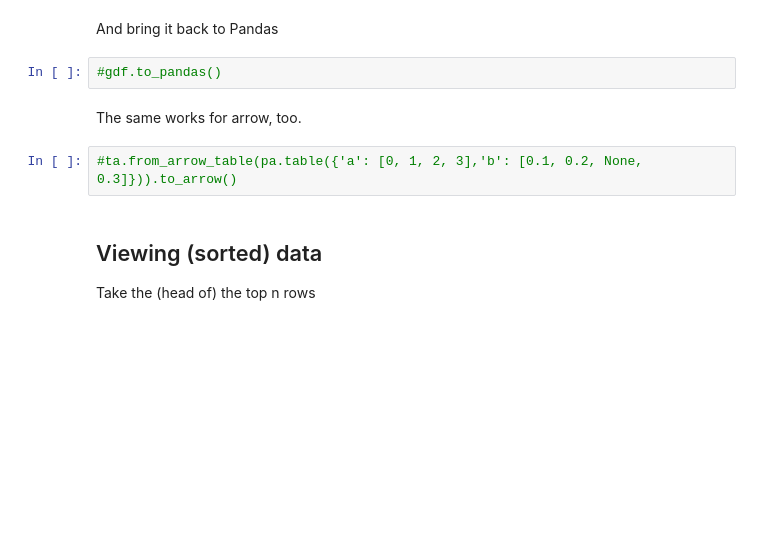
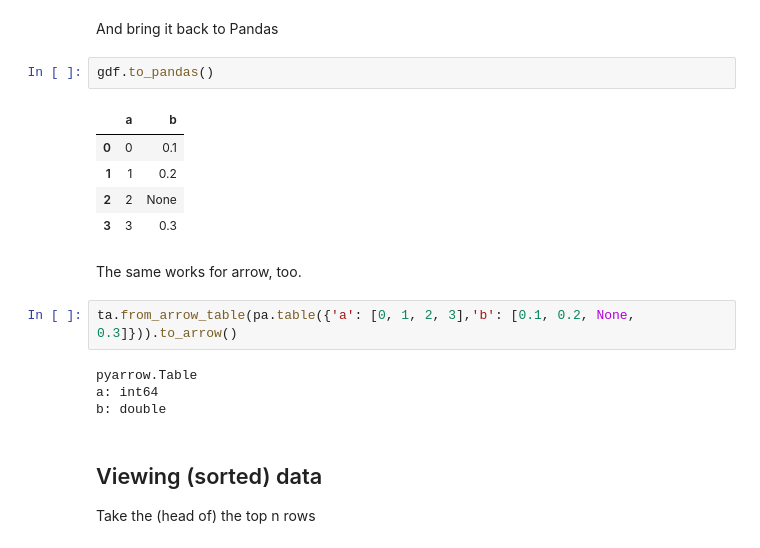
Before and after one commit to pytorch/data, a Jupyter notebook: torcharrow/torcharrow10min.ipynb, the cells around one changed output. Drawn from its saved outputs; the diff is of its cells as text; blank space fills up the shorter version.

```diff
--- a/torcharrow/torcharrow10min.ipynb
+++ b/torcharrow/torcharrow10min.ipynb
@@ -186,12 +186,22 @@ gdf
 dtype: Struct([Field('a', int64), Field('b', Float64(nullable=True))]), count: 4, null_count: 0
 # %% [markdown]
 And bring it back to Pandas
-# %%
-#gdf.to_pandas()
+# %%
+gdf.to_pandas()
+# %% [output]
+|  | a | b |
+| 0 | 0 | 0.1 |
+| 1 | 1 | 0.2 |
+| 2 | 2 | None |
+| 3 | 3 | 0.3 |
 # %% [markdown]
 The same works for arrow, too.
 # %%
-#ta.from_arrow_table(pa.table({'a': [0, 1, 2, 3],'b': [0.1, 0.2, None, 0.3]})).to_arrow()
+ta.from_arrow_table(pa.table({'a': [0, 1, 2, 3],'b': [0.1, 0.2, None, 0.3]})).to_arrow()
+# %% [output]
+pyarrow.Table
+a: int64
+b: double
 # %% [markdown]
 ## Viewing (sorted) data
 
```
Also changed, not shown: 10 other files.
